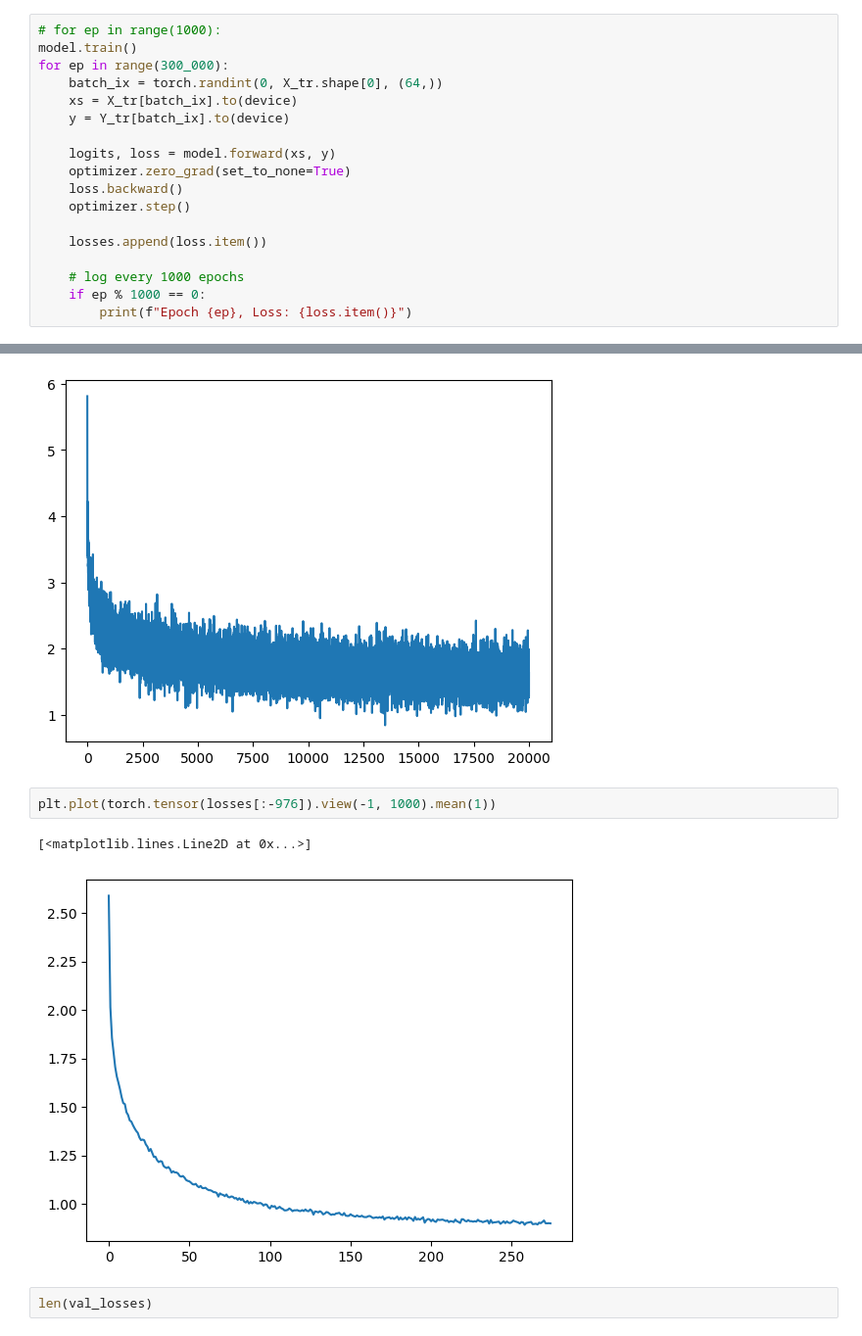
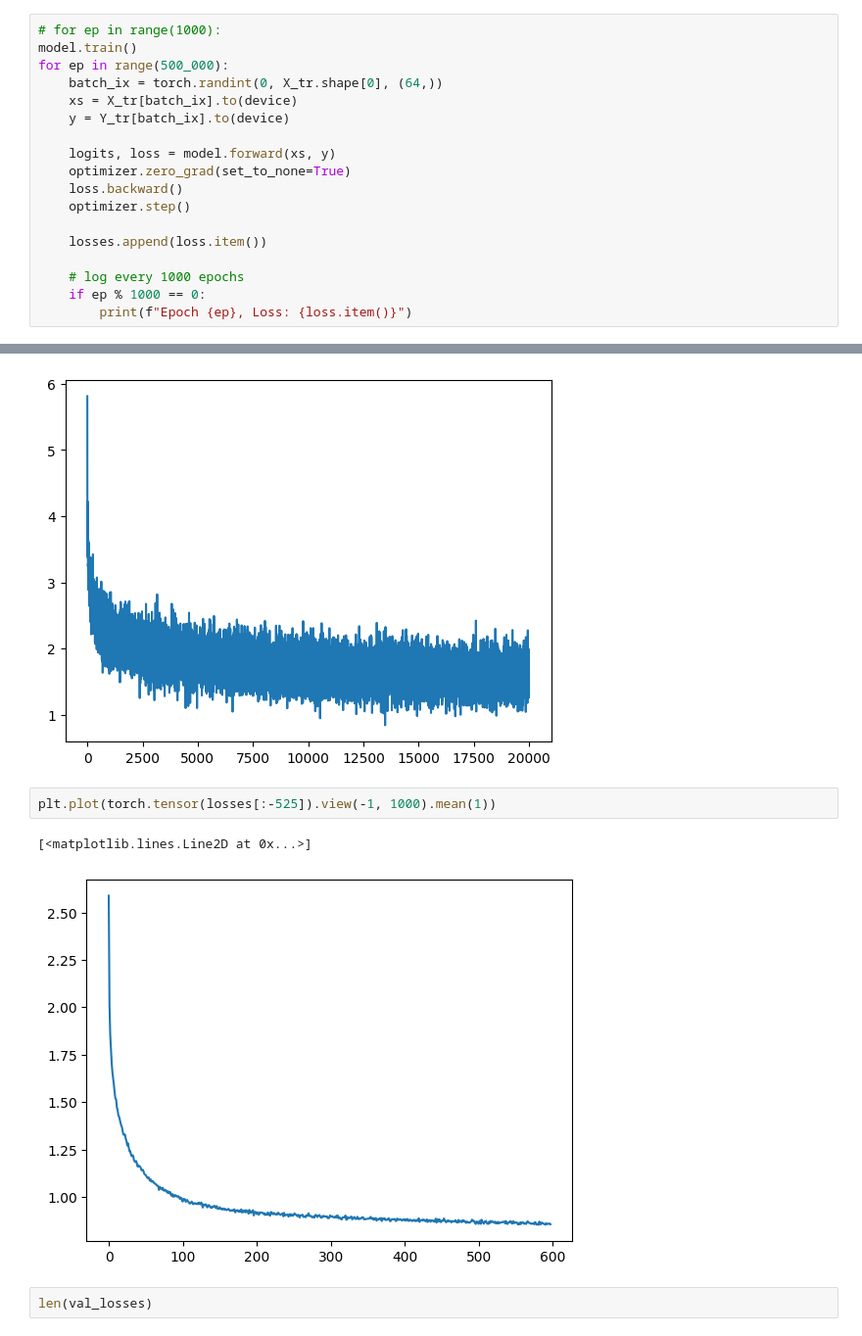
Before and after one commit to yiheinchai/kingscrosshacklab, a Jupyter notebook: projects/makemore/gpt/gpt.ipynb, the cells around one changed output, grey strips where cells are left out. Shown at 98% size. Saved outputs shown, nothing was run; the diff lists cells and outputs as text.

```diff
--- a/projects/makemore/gpt/gpt.ipynb
+++ b/projects/makemore/gpt/gpt.ipynb
@@ -591,7 +591,7 @@ losses = []
 # %%
 # for ep in range(1000):
 model.train()
-for ep in range(300_000):
+for ep in range(500_000):
     batch_ix = torch.randint(0, X_tr.shape[0], (64,))
     xs = X_tr[batch_ix].to(device)
     y = Y_tr[batch_ix].to(device)
@@ -656,10 +656,10 @@ plt.plot(torch.tensor(losses))
 [<matplotlib.lines.Line2D at 0x...>]
 [figure]
 # %%
-plt.plot(torch.tensor(losses[:-976]).view(-1, 1000).mean(1))
+plt.plot(torch.tensor(losses[:-525]).view(-1, 1000).mean(1))
 # %% [output]
 [<matplotlib.lines.Line2D at 0x...>]
-[figure, old version]
+[figure, new version]
 # %%
 len(val_losses)
 # %% [output]
```
Also changed, not shown: parts of 5 cells of this notebook, 2 other files.
